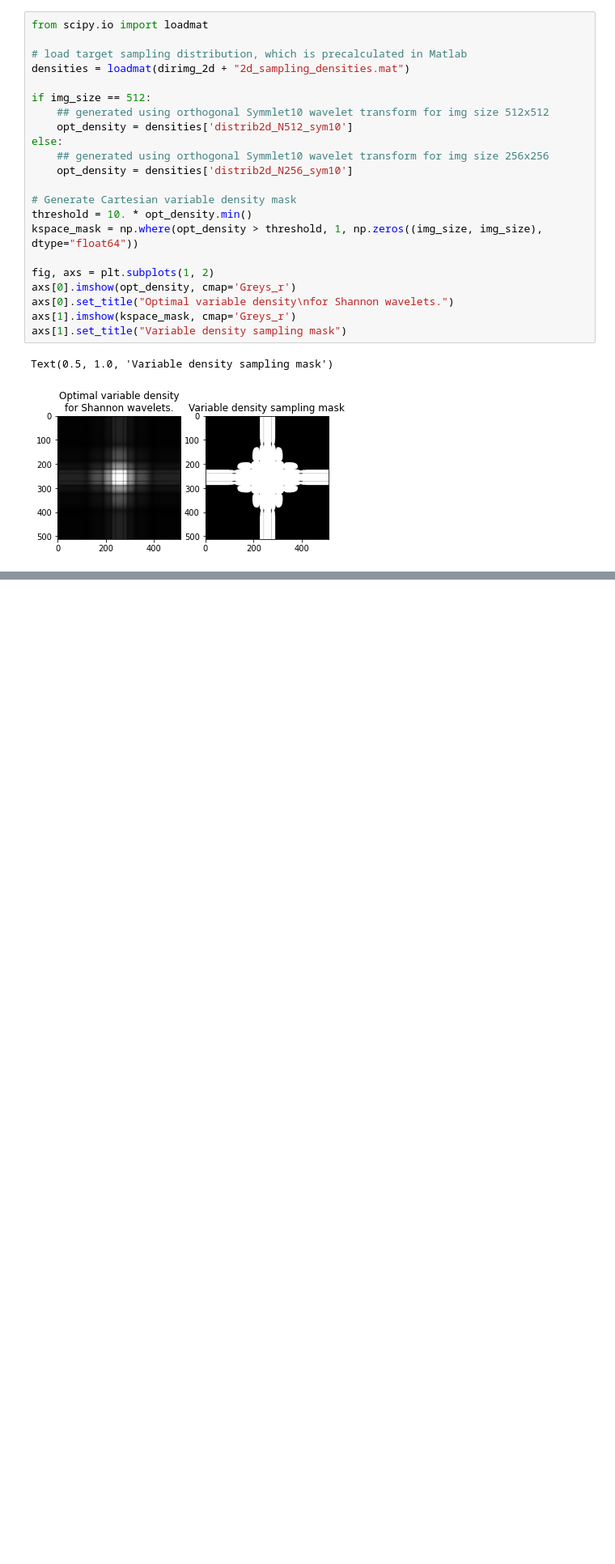
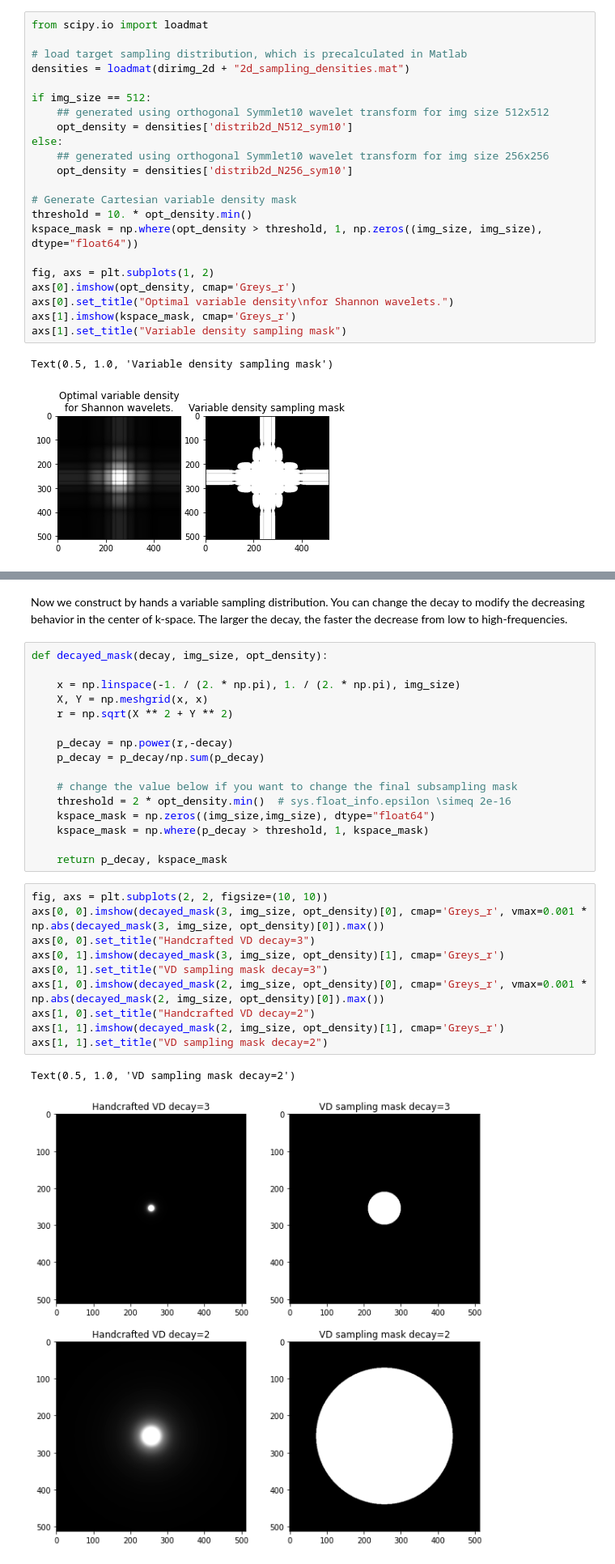
Before and after one commit to YuyangXueEd/MRI_Recon_Tutorial, a Jupyter notebook: Basic_Preprocessing/1. Sampling.ipynb, the cells around one changed output, grey strips where cells are left out. Shown at 81% size. Cells and saved outputs as stored; diff of their text form; blank space fills up the shorter version.

```diff
--- a/Basic_Preprocessing/1. Sampling.ipynb
+++ b/Basic_Preprocessing/1. Sampling.ipynb
@@ -439,0 +479,31 @@ Text(0.5, 1.0, 'Variable density sampling mask')
+# %% [markdown]
+Now we construct by hands a variable sampling distribution. You can change the decay to modify the decreasing behavior in the center of k-space. The larger the decay, the faster the decrease from low to high-frequencies.
+# %%
+def decayed_mask(decay, img_size, opt_density):
+
+    x = np.linspace(-1. / (2. * np.pi), 1. / (2. * np.pi), img_size)
+    X, Y = np.meshgrid(x, x)
+    r = np.sqrt(X ** 2 + Y ** 2)
+
+    p_decay = np.power(r,-decay)
+    p_decay = p_decay/np.sum(p_decay)
+
+    # change the value below if you want to change the final subsampling mask
+    threshold = 2 * opt_density.min()  # sys.float_info.epsilon \simeq 2e-16
+    kspace_mask = np.zeros((img_size,img_size), dtype="float64")
+    kspace_mask = np.where(p_decay > threshold, 1, kspace_mask)
+
+    return p_decay, kspace_mask
+# %%
+fig, axs = plt.subplots(2, 2, figsize=(10, 10))
+axs[0, 0].imshow(decayed_mask(3, img_size, opt_density)[0], cmap='Greys_r', vmax=0.001 * np.abs(decayed_mask(3, img_size, opt_density)[0]).max())
+axs[0, 0].set_title("Handcrafted VD decay=3")
+axs[0, 1].imshow(decayed_mask(3, img_size, opt_density)[1], cmap='Greys_r')
+axs[0, 1].set_title("VD sampling mask decay=3")
+axs[1, 0].imshow(decayed_mask(2, img_size, opt_density)[0], cmap='Greys_r', vmax=0.001 * np.abs(decayed_mask(2, img_size, opt_density)[0]).max())
+axs[1, 0].set_title("Handcrafted VD decay=2")
+axs[1, 1].imshow(decayed_mask(2, img_size, opt_density)[1], cmap='Greys_r')
+axs[1, 1].set_title("VD sampling mask decay=2")
+# %% [output]
+Text(0.5, 1.0, 'VD sampling mask decay=2')
+[figure, added]
```
Also changed, not shown: parts of 3 cells of this notebook.
